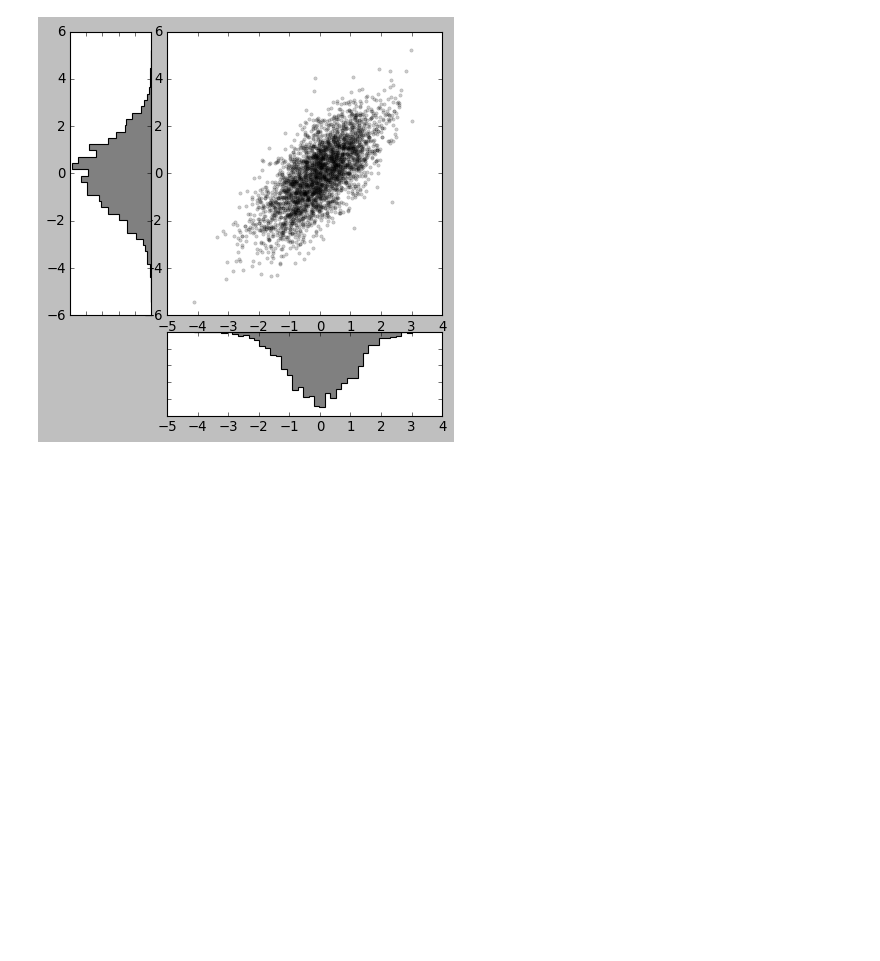
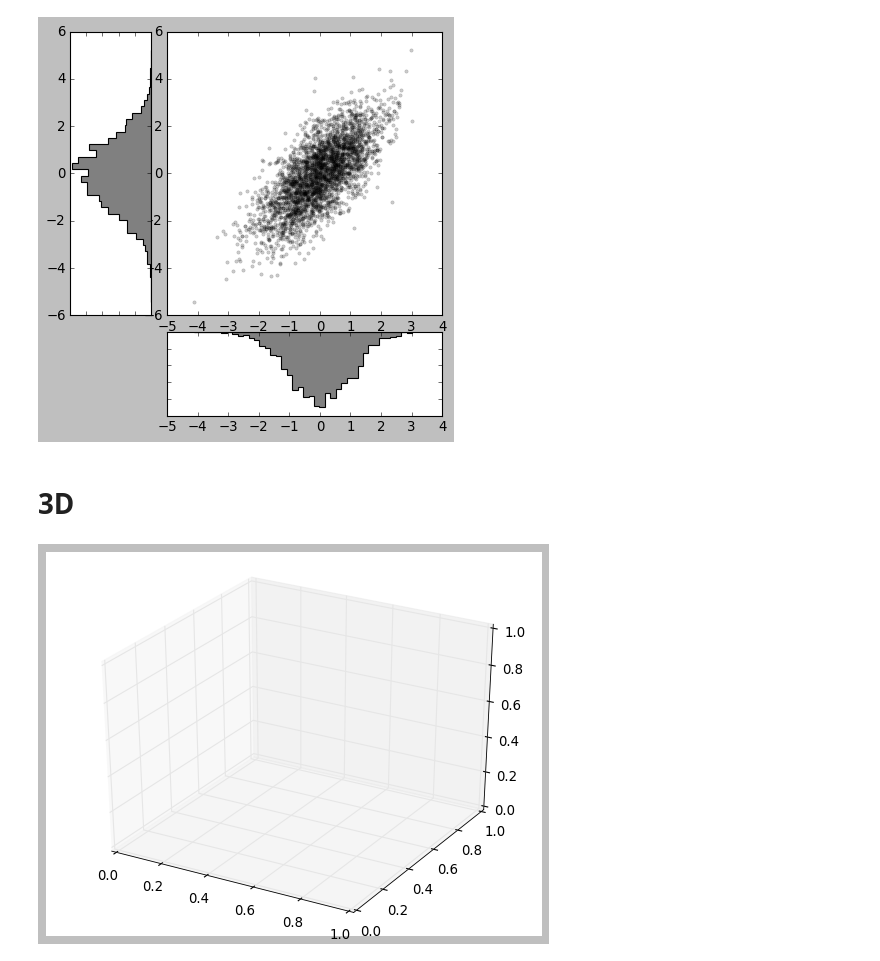
Before and after one commit to matrix-yang/machine_learn_record, a Jupyter notebook: ML100day/day45_matplotlib.ipynb, the cells around one changed output. Saved outputs shown, nothing was run; the diff lists cells and outputs as text; code cells hidden in the pictures; blank space fills up the shorter version.

Commit message:
finish plot

```diff
--- a/ML100day/day45_matplotlib.ipynb
+++ b/ML100day/day45_matplotlib.ipynb
@@ -603,3 +603,11 @@ orientation='horizontal', color='gray')
 y_hist.invert_xaxis()
 # %% [output]
 [figure]
+# %% [markdown]
+# 3D
+# %%
+from mpl_toolkits import mplot3d
+fig = plt.figure()
+ax = plt.axes(projection='3d')
+# %% [output]
+[figure, added]
```
Also changed, not shown: parts of 22 cells of this notebook.
